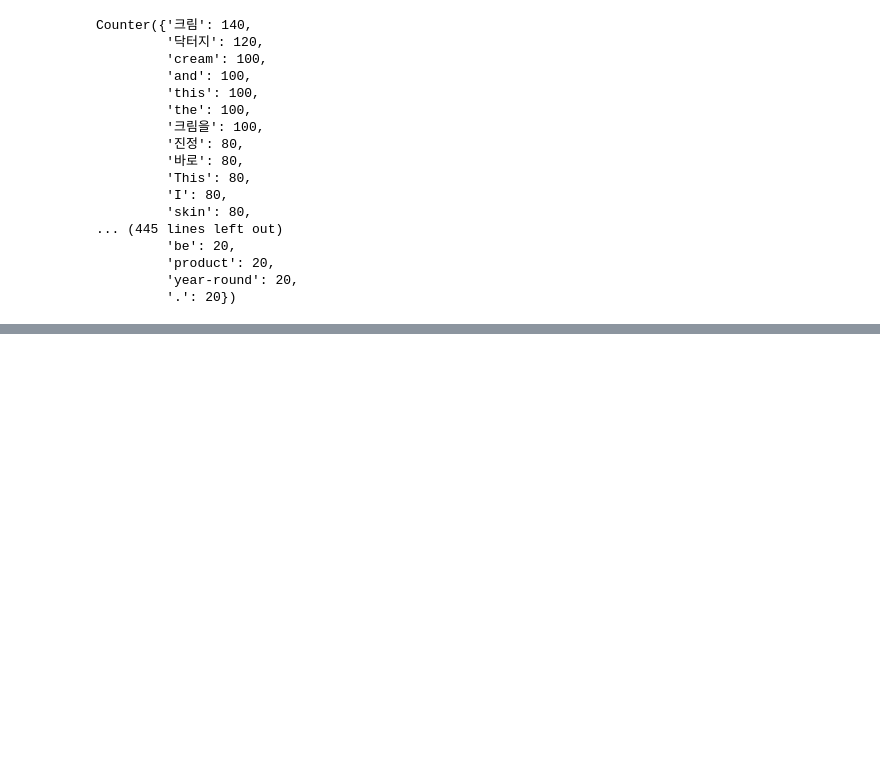
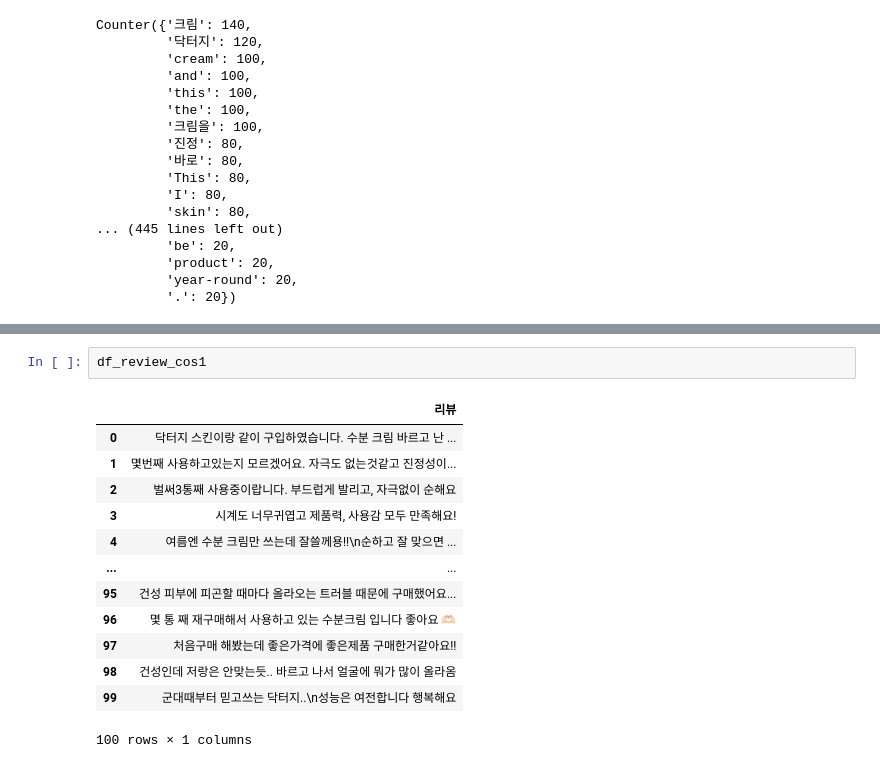
Before and after one commit to jisoo78/sesacproject, a Jupyter notebook: NLP.ipynb, the cells around one changed output, grey strips where cells are left out. Saved outputs shown, nothing was run; the diff lists cells and outputs as text; blank space fills up the shorter version.

```diff
--- a/NLP.ipynb
+++ b/NLP.ipynb
@@ -423,0 +536,16 @@ Counter({'크림': 140,
+# %%
+df_review_cos1
+# %% [output]
+|  | 리뷰 |
+| 0 | 닥터지 스킨이랑 같이 구입하였습니다. 수분 크림 바르고 난 ... |
+| 1 | 몇번째 사용하고있는지 모르겠어요. 자극도 없는것같고 진정성이... |
+| 2 | 벌써3통째 사용중이랍니다. 부드럽게 발리고, 자극없이 순해요 |
+| 3 | 시계도 너무귀엽고 제품력, 사용감 모두 만족해요! |
+| 4 | 여름엔 수분 크림만 쓰는데 잘쓸께용!!\n순하고 잘 맞으면 ... |
+| ... | ... |
+| 95 | 건성 피부에 피곤할 때마다 올라오는 트러블 때문에 구매했어요... |
+| 96 | 몇 통 째 재구매해서 사용하고 있는 수분크림 입니다 좋아요 🫶🏻 |
+| 97 | 처음구매 해봤는데 좋은가격에 좋은제품 구매한거같아요!! |
+| 98 | 건성인데 저랑은 안맞는듯.. 바르고 나서 얼굴에 뭐가 많이 올라옴 |
+| 99 | 군대때부터 믿고쓰는 닥터지..\n성능은 여전합니다 행복해요 |
+100 rows × 1 columns
```
Also changed, not shown: parts of 12 cells of this notebook.
